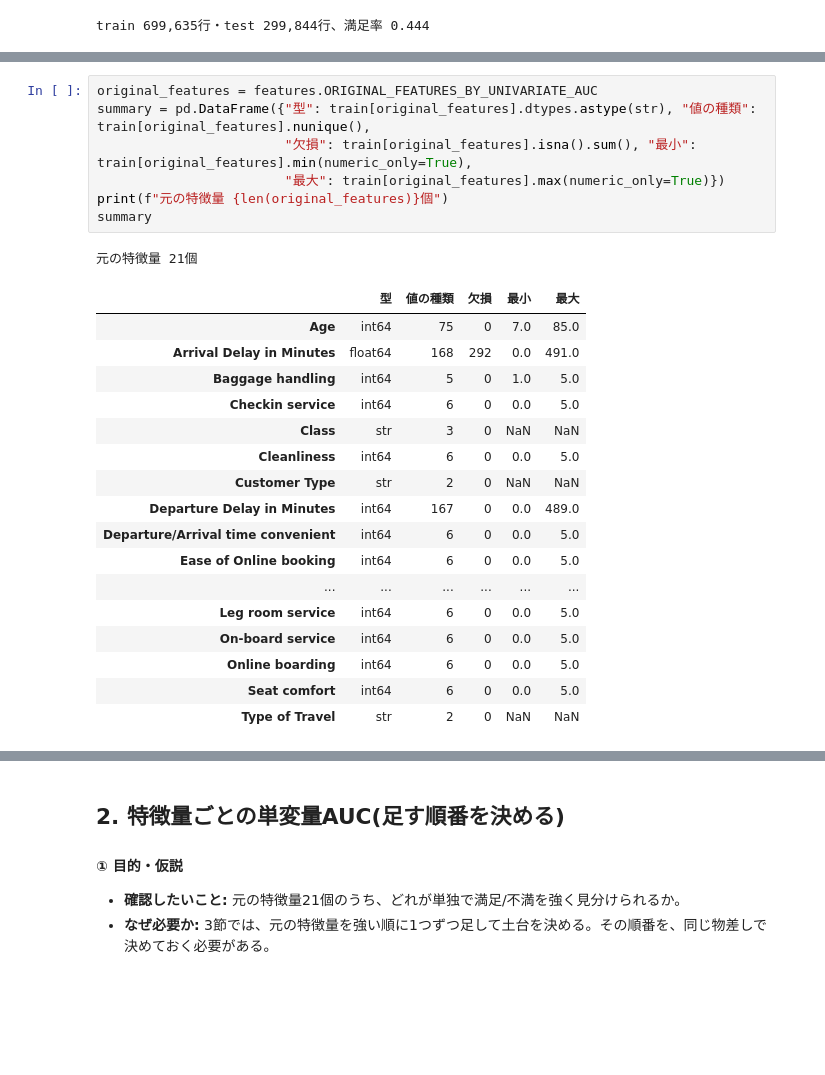
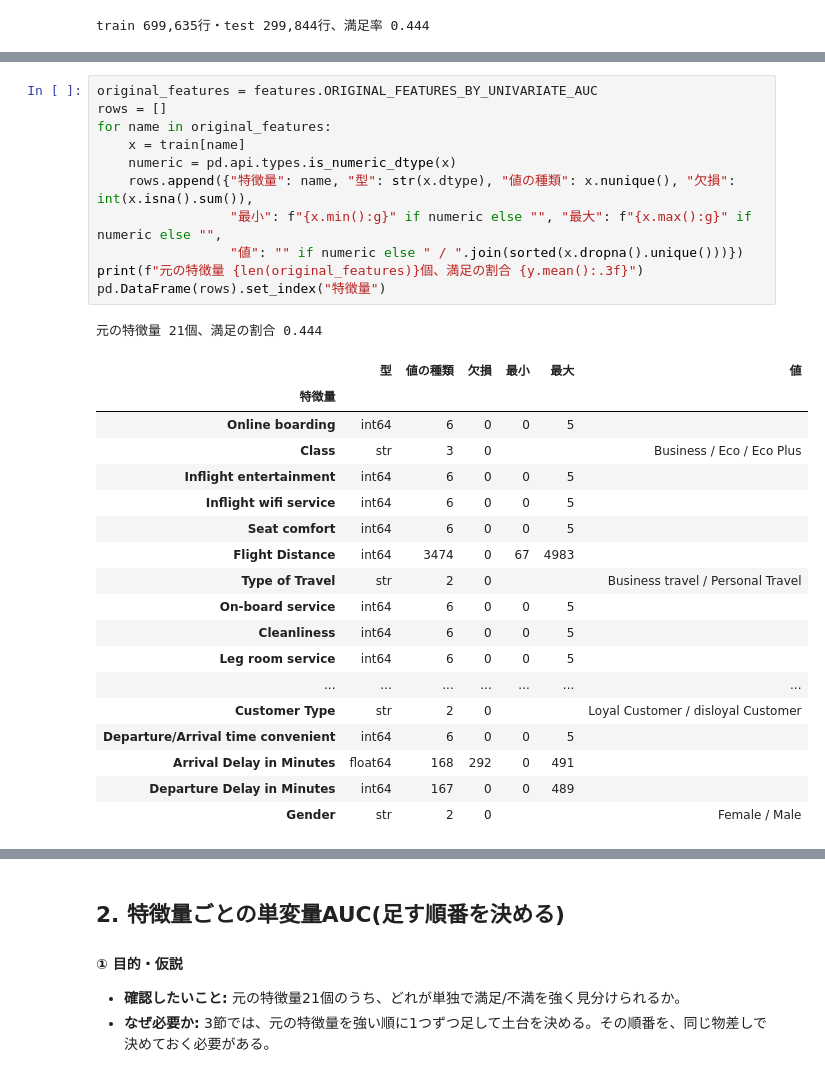
Before and after one commit to aramaki5443-art/kaggle-s6e10-airline-satisfaction, a Jupyter notebook: notebooks/00_baseline.ipynb, the cells around one changed output, grey strips where cells are left out. Cells and saved outputs as stored; diff of their text form; blank space fills up the shorter version.

```diff
--- a/notebooks/00_baseline.ipynb
+++ b/notebooks/00_baseline.ipynb
@@ -40,26 +48,31 @@ train 699,635行・test 299,844行、満足率 0.444
 # %%
 original_features = features.ORIGINAL_FEATURES_BY_UNIVARIATE_AUC
-summary = pd.DataFrame({"型": train[original_features].dtypes.astype(str), "値の種類": train[original_features].nunique(),
-                        "欠損": train[original_features].isna().sum(), "最小": train[original_features].min(numeric_only=True),
-                        "最大": train[original_features].max(numeric_only=True)})
-print(f"元の特徴量 {len(original_features)}個")
-summary
+rows = []
+for name in original_features:
+    x = train[name]
+    numeric = pd.api.types.is_numeric_dtype(x)
+    rows.append({"特徴量": name, "型": str(x.dtype), "値の種類": x.nunique(), "欠損": int(x.isna().sum()),
+                 "最小": f"{x.min():g}" if numeric else "", "最大": f"{x.max():g}" if numeric else "",
+                 "値": "" if numeric else " / ".join(sorted(x.dropna().unique()))})
+print(f"元の特徴量 {len(original_features)}個、満足の割合 {y.mean():.3f}")
+pd.DataFrame(rows).set_index("特徴量")
 # %% [output]
-元の特徴量 21個
+元の特徴量 21個、満足の割合 0.444
-|  | 型 | 値の種類 | 欠損 | 最小 | 最大 |
-| Age | int64 | 75 | 0 | 7.0 | 85.0 |
-| Arrival Delay in Minutes | float64 | 168 | 292 | 0.0 | 491.0 |
-| Baggage handling | int64 | 5 | 0 | 1.0 | 5.0 |
-| Checkin service | int64 | 6 | 0 | 0.0 | 5.0 |
-| Class | str | 3 | 0 | NaN | NaN |
-| Cleanliness | int64 | 6 | 0 | 0.0 | 5.0 |
-| Customer Type | str | 2 | 0 | NaN | NaN |
-| Departure Delay in Minutes | int64 | 167 | 0 | 0.0 | 489.0 |
-| Departure/Arrival time convenient | int64 | 6 | 0 | 0.0 | 5.0 |
-| Ease of Online booking | int64 | 6 | 0 | 0.0 | 5.0 |
-| ... | ... | ... | ... | ... | ... |
-| Leg room service | int64 | 6 | 0 | 0.0 | 5.0 |
-| On-board service | int64 | 6 | 0 | 0.0 | 5.0 |
-| Online boarding | int64 | 6 | 0 | 0.0 | 5.0 |
-| Seat comfort | int64 | 6 | 0 | 0.0 | 5.0 |
-| Type of Travel | str | 2 | 0 | NaN | NaN |
+|  | 型 | 値の種類 | 欠損 | 最小 | 最大 | 値 |
+| 特徴量 |  |  |  |  |  |  |
+| Online boarding | int64 | 6 | 0 | 0 | 5 |  |
+| Class | str | 3 | 0 |  |  | Business / Eco / Eco Plus |
+| Inflight entertainment | int64 | 6 | 0 | 0 | 5 |  |
+| Inflight wifi service | int64 | 6 | 0 | 0 | 5 |  |
+| Seat comfort | int64 | 6 | 0 | 0 | 5 |  |
+| Flight Distance | int64 | 3474 | 0 | 67 | 4983 |  |
+| Type of Travel | str | 2 | 0 |  |  | Business travel / Personal Travel |
+| On-board service | int64 | 6 | 0 | 0 | 5 |  |
+| Cleanliness | int64 | 6 | 0 | 0 | 5 |  |
+| Leg room service | int64 | 6 | 0 | 0 | 5 |  |
+| ... | ... | ... | ... | ... | ... | ... |
+| Customer Type | str | 2 | 0 |  |  | Loyal Customer / disloyal Customer |
+| Departure/Arrival time convenient | int64 | 6 | 0 | 0 | 5 |  |
+| Arrival Delay in Minutes | float64 | 168 | 292 | 0 | 491 |  |
+| Departure Delay in Minutes | int64 | 167 | 0 | 0 | 489 |  |
+| Gender | str | 2 | 0 |  |  | Female / Male |
```
Also changed, not shown: parts of 8 cells of this notebook.
